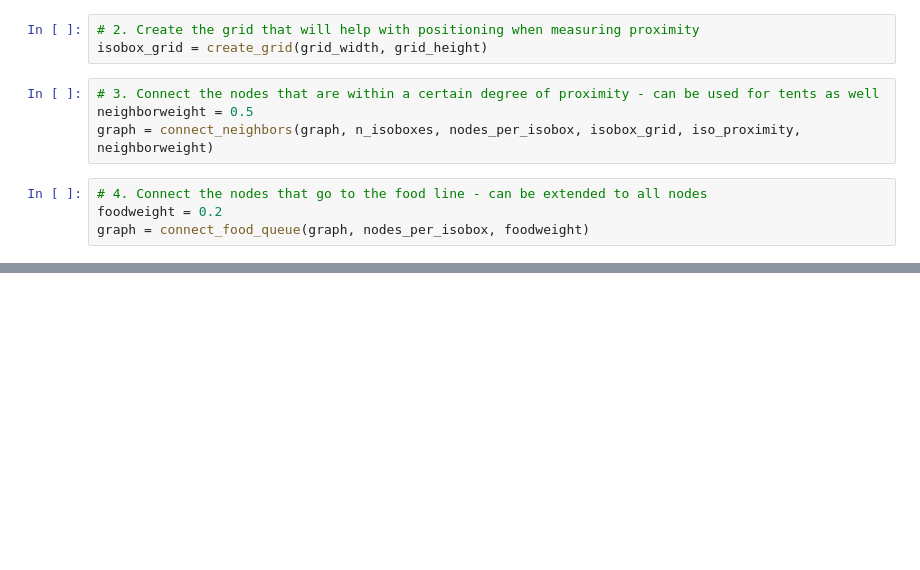
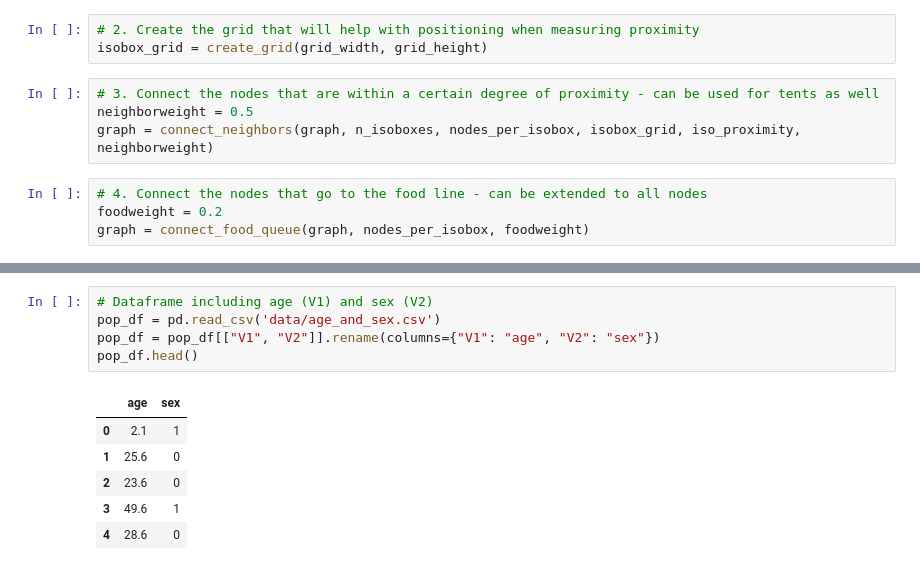
Before and after one commit to AIforGoodSimulator/network-model-python, a Jupyter notebook: NetworkDesign.ipynb, the cells around one changed output, grey strips where cells are left out. Cells and saved outputs as stored; diff of their text form; blank space fills up the shorter version.

```diff
--- a/NetworkDesign.ipynb
+++ b/NetworkDesign.ipynb
@@ -376,0 +406,12 @@ graph.nodes[0]
+# %%
+# Dataframe including age (V1) and sex (V2)
+pop_df = pd.read_csv('data/age_and_sex.csv')
+pop_df = pop_df[["V1", "V2"]].rename(columns={"V1": "age", "V2": "sex"})
+pop_df.head()
+# %% [output]
+|  | age | sex |
+| 0 | 2.1 | 1 |
+| 1 | 25.6 | 0 |
+| 2 | 23.6 | 0 |
+| 3 | 49.6 | 1 |
+| 4 | 28.6 | 0 |
```
Also changed, not shown: parts of 11 cells of this notebook, 5 other files.
